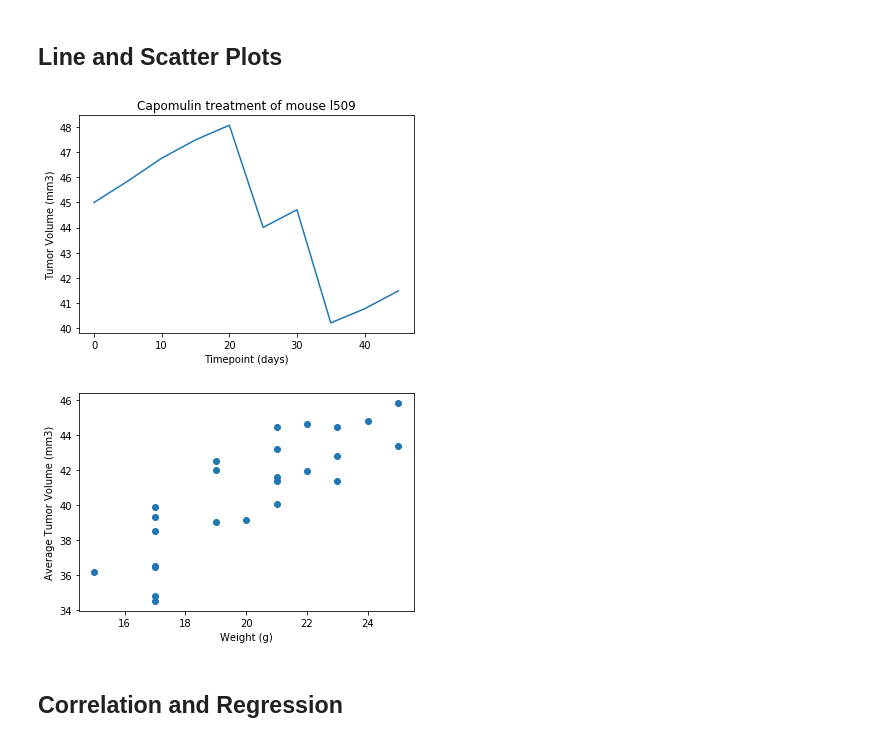
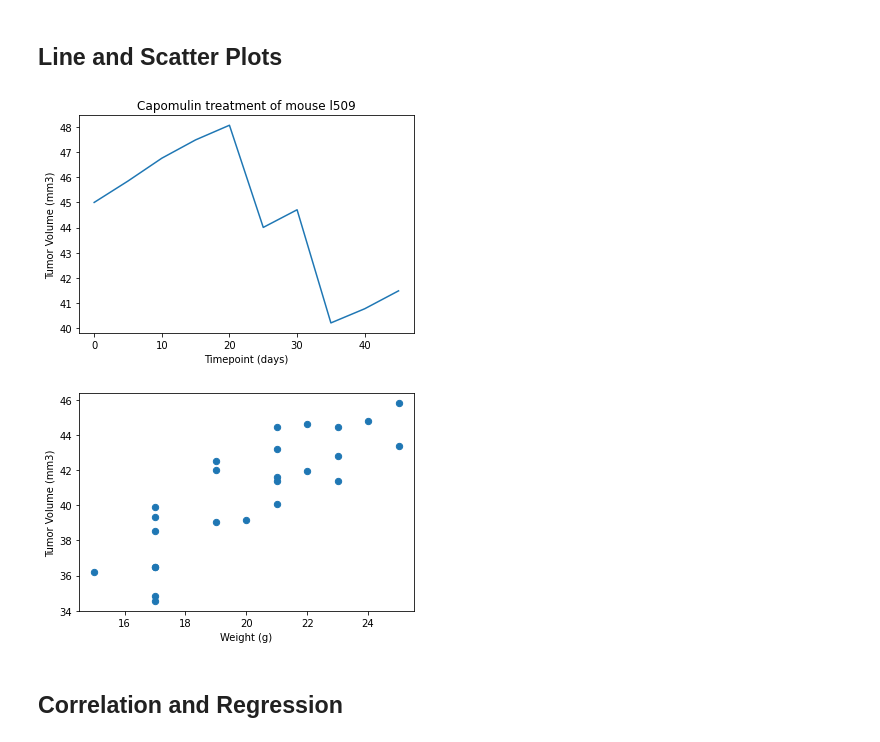
Before and after one commit to baruchfrost/pyma-analysis, a Jupyter notebook: pymaceuticals_analysis.ipynb, the cells around one changed output. Cells and saved outputs as stored; diff of their text form; code cells hidden in the pictures.

```diff
--- a/pymaceuticals_analysis.ipynb
+++ b/pymaceuticals_analysis.ipynb
@@ -277,11 +277,22 @@ plt.show()
 ## Line and Scatter Plots
 # %%
 # Generate a line plot of tumor volume vs. time point for a mouse treated with Capomulin
+l509_mouse_data = study_df.loc[study_df["Mouse ID"] == "l509"]
+
+plt.plot(l509_mouse_data["Timepoint"], l509_mouse_data["Tumor Volume (mm3)"])
+plt.title("Capomulin treatment of mouse l509")
+plt.xlabel("Timepoint (days)")
+plt.ylabel("Tumor Volume (mm3)")
+plt.show()
 # %% [output]
-[figure, old version]
+[figure, new version]
 # %%
 # Generate a scatter plot of average tumor volume vs. mouse weight for the Capomulin regimen
+capomulin_mice = study_df.loc[study_df["Drug Regimen"] == "Capomulin"]
+capomulin_mice_avg = capomulin_mice.groupby("Mouse ID").mean()
+capomulin_mice_avg.plot.scatter(x="Weight (g)", y="Tumor Volume (mm3)", s=40)
+plt.show()
 # %% [output]
-[figure, old version]
+[figure, new version]
 # %% [markdown]
 ## Correlation and Regression
```
Also changed, not shown: parts of 2 cells of this notebook.
